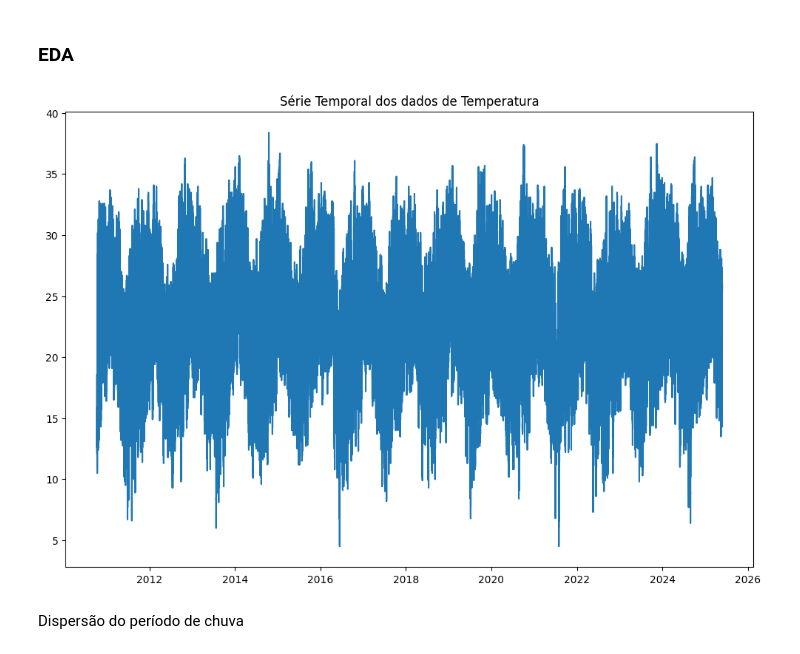
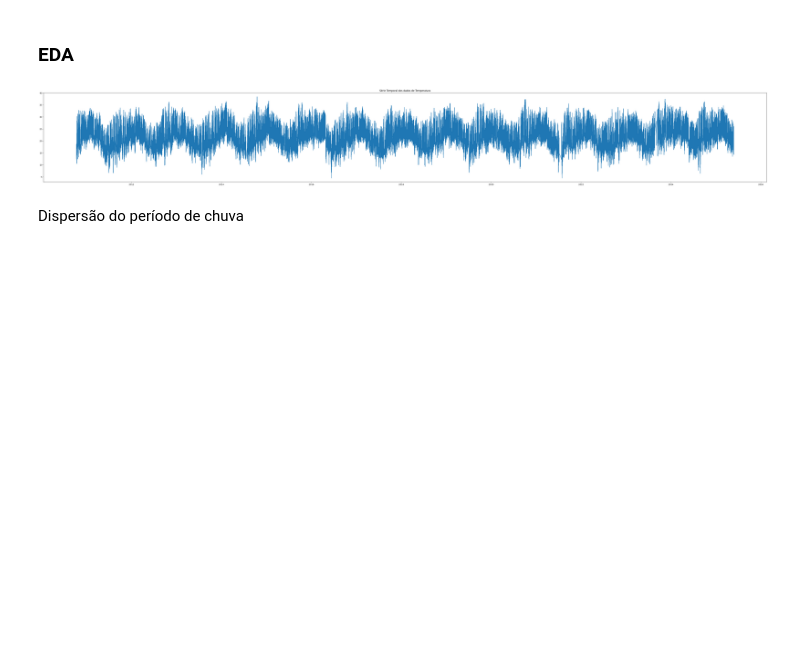
Before and after one commit to igorzeck/2R2N, a Jupyter notebook: eda.ipynb, the cells around one changed output. Drawn from its saved outputs; the diff is of its cells as text; code cells hidden in the pictures; blank space fills up the shorter version.

```diff
--- a/dataset_eda_horario.ipynb
+++ b/eda.ipynb
@@ -77,12 +77,12 @@ Index(['PRECIPITACAO TOTAL, HORARIO(mm)',
 # %% [markdown]
 ### EDA
 # %%
-plt.figure(figsize=(12, 8))
+plt.figure(figsize=(64, 8))
 plt.plot(df["TEMPERATURA MAXIMA NA HORA ANT. (AUT)(°C)"])
 plt.title('Série Temporal dos dados de Temperatura')
 plt.show()
 # %% [output]
-[figure, old version]
+[figure, new version]
 # %% [markdown]
 Dispersão do período de chuva
 # %%
```
Also changed, not shown: parts of 1 cell of this notebook, 5 other files.
